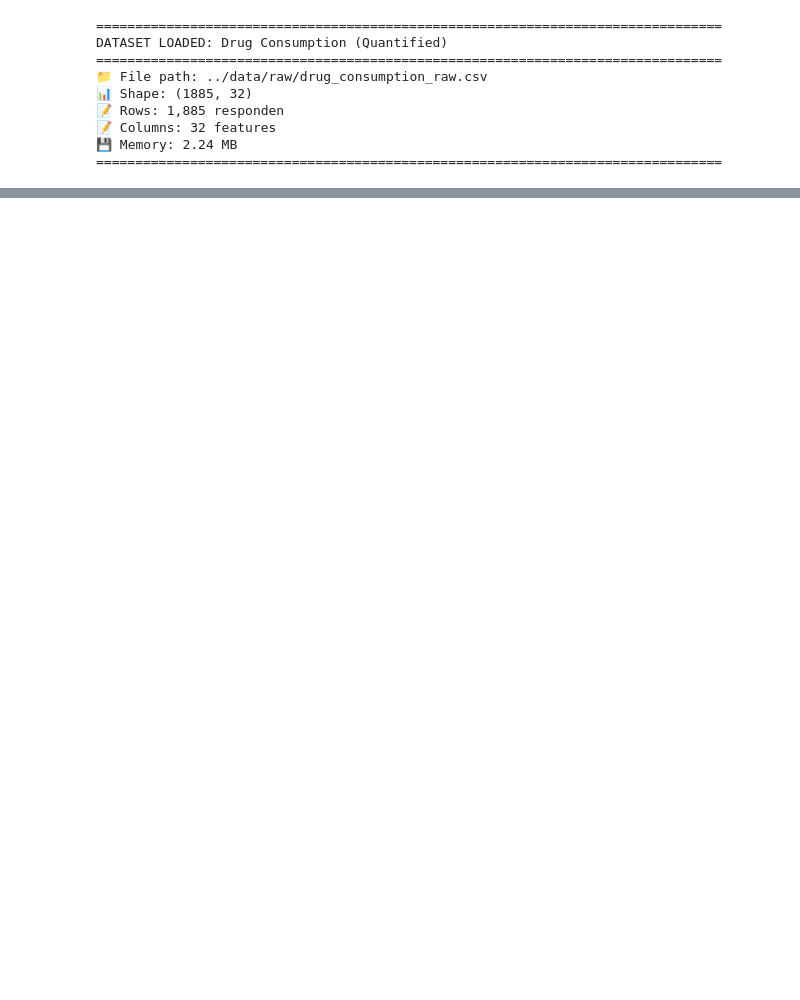
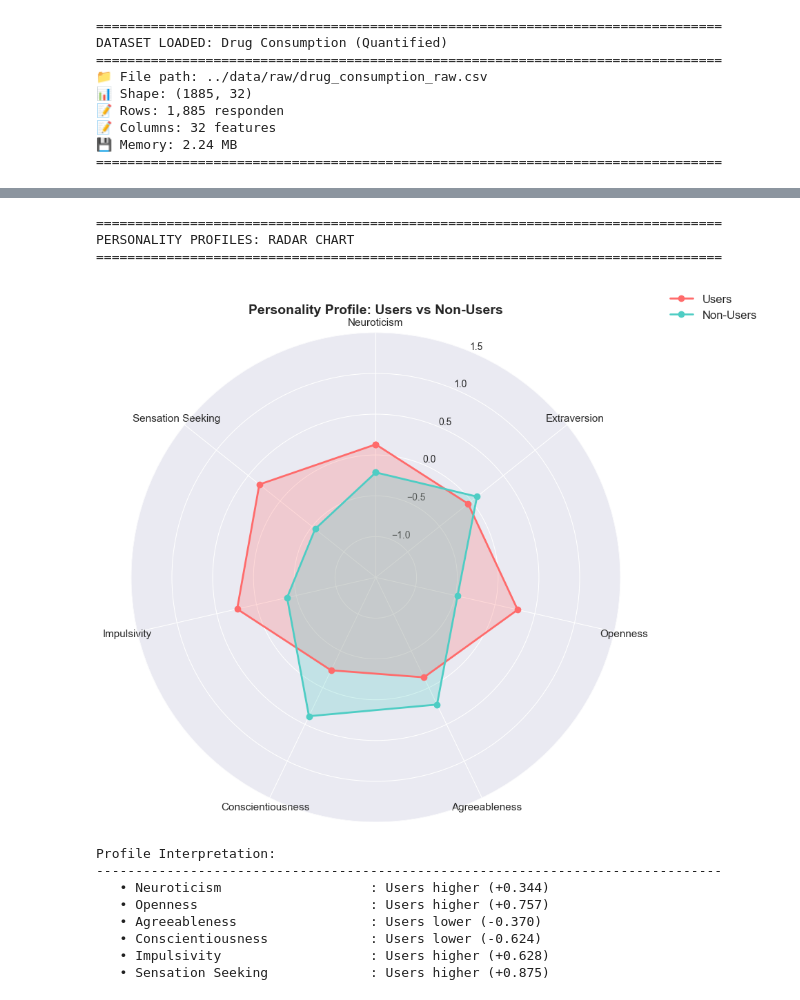
Before and after one commit to IchsanJunaedi/kelompok22_Machine_Learning, a Jupyter notebook: notebooks/01_EDA_Preprocessing.ipynb, the cells around one changed output, grey strips where cells are left out. Saved outputs shown, nothing was run; the diff lists cells and outputs as text; code cells hidden in the pictures; blank space fills up the shorter version.

```diff
--- a/notebooks/01_EDA_Preprocessing.ipynb
+++ b/notebooks/01_EDA_Preprocessing.ipynb
@@ -1384,0 +1924,79 @@ Top 5 Illegal Drugs:
+# %%
+# ============================================================================
+# CELL 19: PERSONALITY PROFILES - RADAR CHART
+# ============================================================================
+"""
+Radar chart untuk visualisasi personality profiles User vs Non-User.
+"""
+
+print("\n" + "="*80)
+print("PERSONALITY PROFILES: RADAR CHART")
+print("="*80)
+
+# Calculate mean profiles
+user_profile = users[personality_traits].mean()
+nonuser_profile = non_users[personality_traits].mean()
+
+# Radar chart
+fig = plt.figure(figsize=(10, 10))
+ax = fig.add_subplot(111, projection='polar')
+
+# Number of variables
+num_vars = len(personality_traits)
+angles = np.linspace(0, 2 * np.pi, num_vars, endpoint=False).tolist()
+angles += angles[:1]  # Complete the circle
+
+# User profile
+user_values = user_profile.tolist()
+user_values += user_values[:1]
+ax.plot(angles, user_values, 'o-', linewidth=2, label='Users',
+        color='#FF6B6B')
+ax.fill(angles, user_values, alpha=0.25, color='#FF6B6B')
+
+# Non-user profile
+nonuser_values = nonuser_profile.tolist()
+nonuser_values += nonuser_values[:1]
+ax.plot(angles, nonuser_values, 'o-', linewidth=2, label='Non-Users',
+        color='#4ECDC4')
+ax.fill(angles, nonuser_values, alpha=0.25, color='#4ECDC4')
+
+# Fix axis
+ax.set_theta_offset(np.pi / 2)
+ax.set_theta_direction(-1)
+ax.set_xticks(angles[:-1])
+ax.set_xticklabels([trait_names[t] for t in personality_traits],
+                    fontsize=11)
+ax.set_ylim(-1.5, 1.5)
+ax.set_title('Personality Profile: Users vs Non-Users',
+             fontsize=14, fontweight='bold', pad=20)
+ax.legend(loc='upper right', bbox_to_anchor=(1.3, 1.1), fontsize=12)
+ax.grid(True)
+
+plt.tight_layout()
+plt.savefig('../results/figures/14_personality_radar_chart.png',
+            dpi=300, bbox_inches='tight')
+plt.show()
+
+print("\nProfile Interpretation:")
+print("-"*80)
+for trait in personality_traits:
+    user_mean = users[trait].mean()
+    nonuser_mean = non_users[trait].mean()
+    diff = user_mean - nonuser_mean
+
+    if abs(diff) > 0.2:
+        direction = "higher" if diff > 0 else "lower"
+        print(f"   • {trait_names[trait]:30s}: Users {direction} ({diff:+.3f})")
+# %% [output]
+================================================================================
+PERSONALITY PROFILES: RADAR CHART
+================================================================================
+[figure, added]
+Profile Interpretation:
+--------------------------------------------------------------------------------
+   • Neuroticism                   : Users higher (+0.344)
+   • Openness                      : Users higher (+0.757)
+   • Agreeableness                 : Users lower (-0.370)
+   • Conscientiousness             : Users lower (-0.624)
+   • Impulsivity                   : Users higher (+0.628)
+   • Sensation Seeking             : Users higher (+0.875)
```
Also changed, not shown: parts of 21 cells of this notebook, 11 other files.
